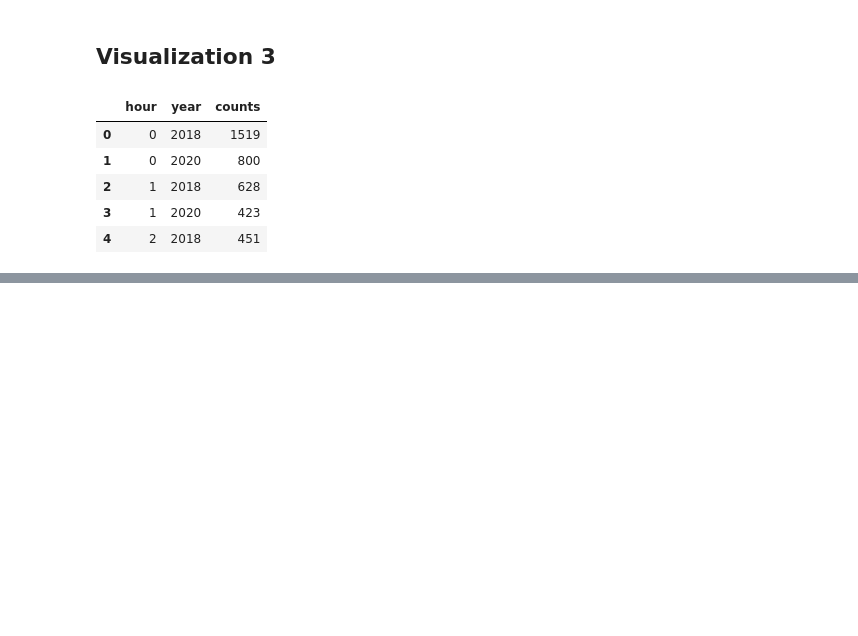
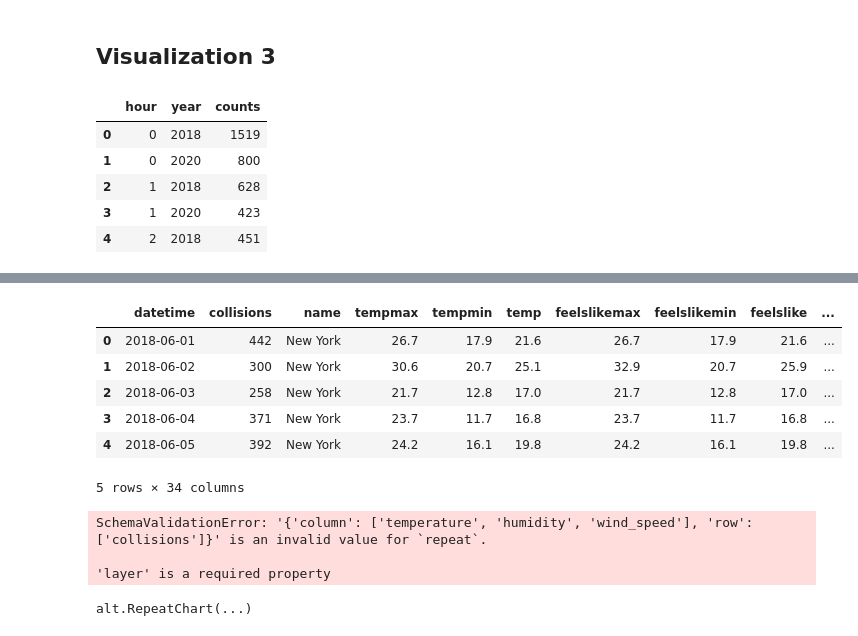
Before and after one commit to carlosarboness/Data-Visualization, a Jupyter notebook: Project 1/collisions.ipynb, the cells around one changed output, grey strips where cells are left out. Saved outputs shown, nothing was run; the diff lists cells and outputs as text; code cells hidden in the pictures; blank space fills up the shorter version.

```diff
--- a/Project 1/collisions.ipynb
+++ b/Project 1/collisions.ipynb
@@ -81,0 +84,6 @@ alt.Chart(df3).mark_line().encode(
+# %%
+df5 = pd.DataFrame({'datetime': pd.to_datetime(collisions["CRASH DATE"])})
+df5 = df5.groupby(['datetime']).size().reset_index(name='collisions')
+#check the collisions type of data
+df5.dtypes
+df5.head()
@@ -81,0 +111,28 @@ alt.Chart(df3).mark_line().encode(
+# %%
+df5 = pd.merge(df5, weather, on='datetime')
+df5.head()
+# %% [output]
+|  | datetime | collisions | name | tempmax | tempmin | temp | feelslikemax | feelslikemin | feelslike | ... |
+| 0 | 2018-06-01 | 442 | New York | 26.7 | 17.9 | 21.6 | 26.7 | 17.9 | 21.6 | ... |
+| 1 | 2018-06-02 | 300 | New York | 30.6 | 20.7 | 25.1 | 32.9 | 20.7 | 25.9 | ... |
+| 2 | 2018-06-03 | 258 | New York | 21.7 | 12.8 | 17.0 | 21.7 | 12.8 | 17.0 | ... |
+| 3 | 2018-06-04 | 371 | New York | 23.7 | 11.7 | 16.8 | 23.7 | 11.7 | 16.8 | ... |
+| 4 | 2018-06-05 | 392 | New York | 24.2 | 16.1 | 19.8 | 24.2 | 16.1 | 19.8 | ... |
+5 rows × 34 columns
+# %%
+alt.Chart(df5).mark_point().encode(
+    alt.X(alt.repeat("column"), type='quantitative'),
+    alt.Y(alt.repeat("row"), type='quantitative'),
+    color='year:Q'
+).repeat(
+    row = ['collisions'],
+    column = ['temperature', 'humidity', 'wind_speed']
+).properties(
+    width=150,
+    height=150
+)
+# %% [output]
+SchemaValidationError: '{'column': ['temperature', 'humidity', 'wind_speed'], 'row': ['collisions']}' is an invalid value for `repeat`.
+
+'layer' is a required property
+alt.RepeatChart(...)
```
Also changed, not shown: parts of 4 cells of this notebook, 6 other files.
